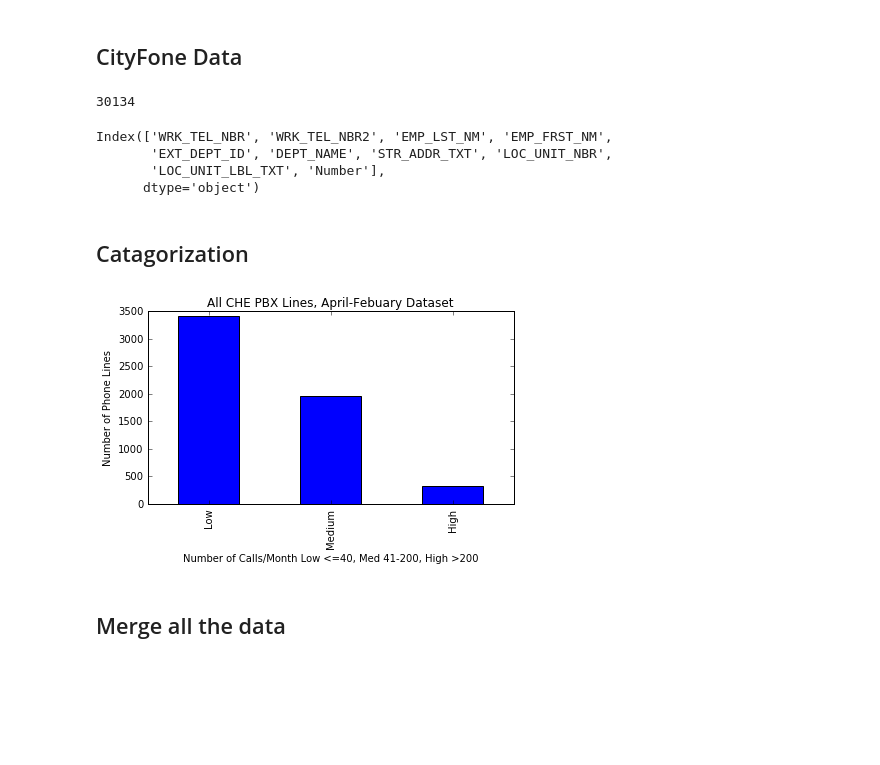
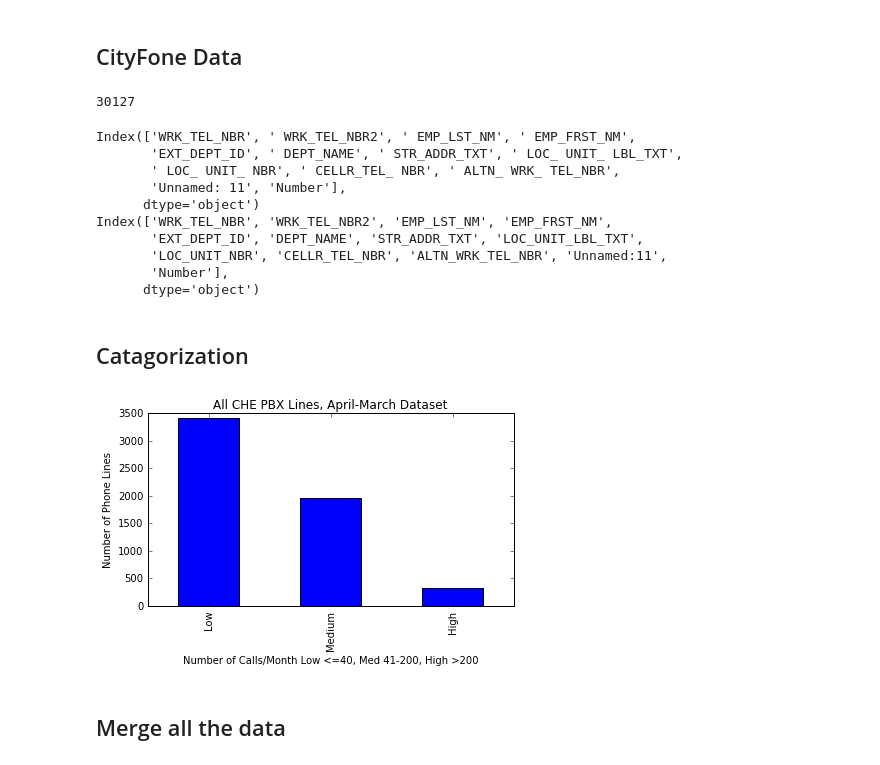
Before and after one commit to CityOfLosAngeles/pbx-analysis, a Jupyter notebook: DataCleaning.ipynb, the cells around one changed output. Cells and saved outputs as stored; diff of their text form; code cells hidden in the pictures; blank space fills up the shorter version.

```diff
--- a/DataCleaning.ipynb
+++ b/DataCleaning.ipynb
@@ -116,19 +116,28 @@ print(len(annual_totals))
 # %% [markdown]
 ## CityFone Data
 # %%
-cityfone_df = pd.read_excel('./extract_cityfone.xlsx')
+cityfone_df = pd.read_excel('./CityFone Extract 20170425 - Whole City - From Ken.xlsx', converters={'WRK_TEL_NBR':str})
 print(len(cityfone_df))
 # %% [output]
-30134
+30127
 # %%
 cityfone_df['Number'] = cityfone_df.WRK_TEL_NBR.apply(lambda x: str(x)[-7:])
 cityfone_df['Number'].replace('       ', np.nan, inplace=True)
-cityfone_df['Number'].dropna(inplace=True)
-cityfone_df.columns
+cityfone_df['Number'].replace('nan', np.nan, inplace=True)
+cityfone_df.dropna(subset=['Number'], inplace=True)
+print(cityfone_df.columns)
+cityfone_df.rename(columns=lambda c: c.replace(" ", ""), inplace=True)
+print(cityfone_df.columns)
 # %% [output]
+Index(['WRK_TEL_NBR', ' WRK_TEL_NBR2', ' EMP_LST_NM', ' EMP_FRST_NM',
+       'EXT_DEPT_ID', ' DEPT_NAME', ' STR_ADDR_TXT', ' LOC_ UNIT_ LBL_TXT',
+       ' LOC_ UNIT_ NBR', ' CELLR_TEL_ NBR', ' ALTN_ WRK_ TEL_NBR',
+       'Unnamed: 11', 'Number'],
+      dtype='object')
 Index(['WRK_TEL_NBR', 'WRK_TEL_NBR2', 'EMP_LST_NM', 'EMP_FRST_NM',
-       'EXT_DEPT_ID', 'DEPT_NAME', 'STR_ADDR_TXT', 'LOC_UNIT_NBR',
-       'LOC_UNIT_LBL_TXT', 'Number'],
+       'EXT_DEPT_ID', 'DEPT_NAME', 'STR_ADDR_TXT', 'LOC_UNIT_LBL_TXT',
+       'LOC_UNIT_NBR', 'CELLR_TEL_NBR', 'ALTN_WRK_TEL_NBR', 'Unnamed:11',
+       'Number'],
       dtype='object')
 # %% [markdown]
 ## Catagorization
@@ -146,13 +155,13 @@ def catagorize(row):
 # %%
 annual_totals['catagory'] = annual_totals.apply(catagorize, axis=1)
 # %%
-ax = annual_totals.catagory.value_counts().plot(kind='bar', title='All CHE PBX Lines, April-Febuary Dataset')
+ax = annual_totals.catagory.value_counts().plot(kind='bar', title='All CHE PBX Lines, April-March Dataset')
 ax.set_xlabel('Number of Calls/Month Low <=40, Med 41-200, High >200')
 ax.set_ylabel('Number of Phone Lines')
 fig = ax.get_figure()
 fig.savefig('all_che.png')
 # %% [output]
-[figure, old version]
+[figure, new version]
 # %%
 p1 = Bar(annual_totals.catagory.value_counts(), title='System Number of Users, by Type',
                                                 palette=['red', 'green', 'blue'],
```
Also changed, not shown: parts of 10 cells of this notebook, 1 other file.
